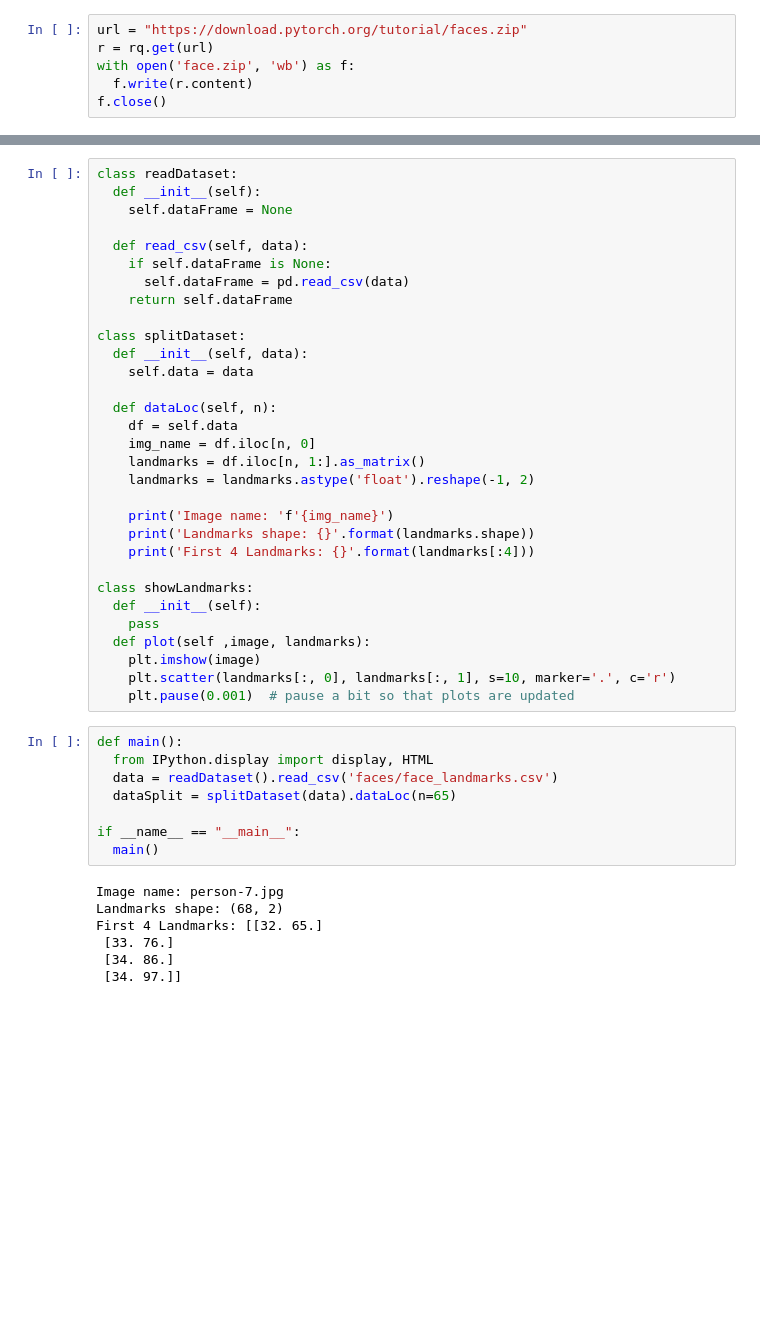
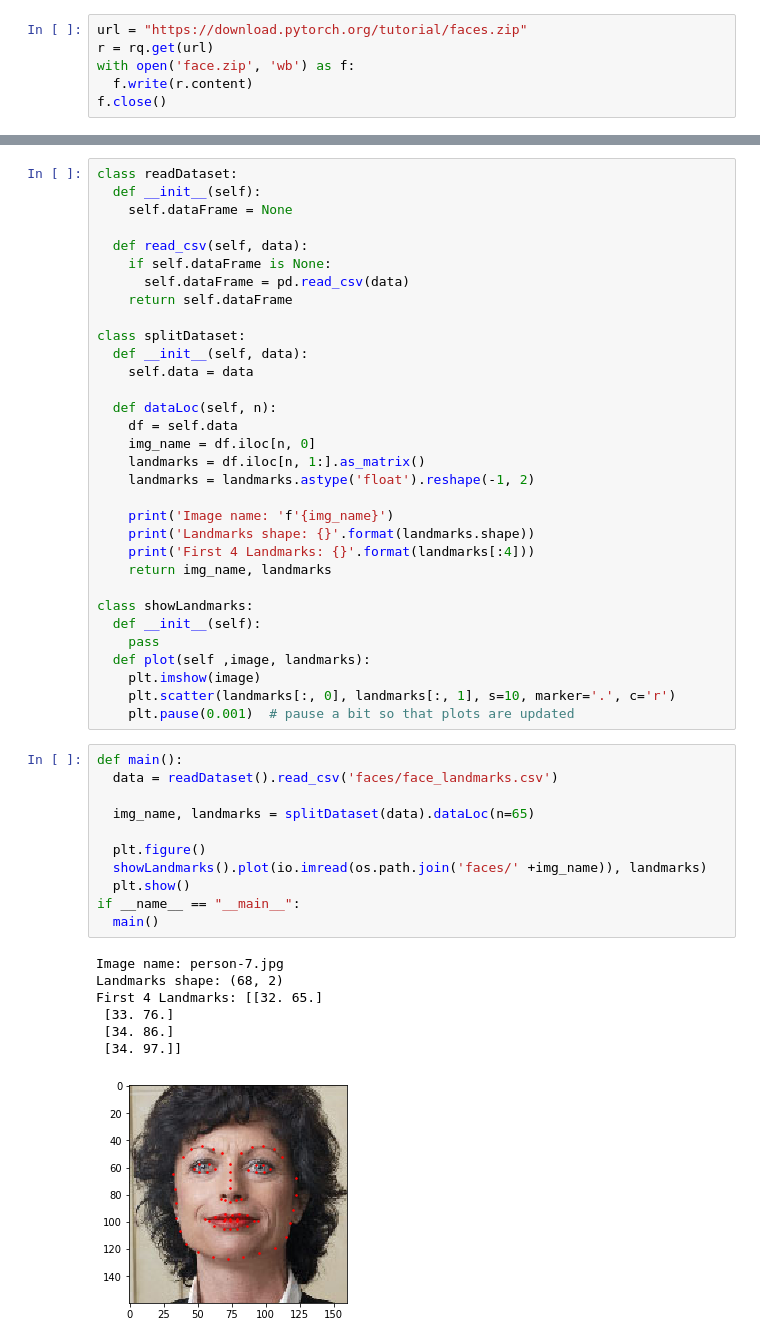
Before and after one commit to redman157/HocML, a Jupyter notebook: pytorchexamp.ipynb, the cells around one changed output, grey strips where cells are left out. Saved outputs shown, nothing was run; the diff lists cells and outputs as text; blank space fills up the shorter version.

```diff
--- a/pytorchexamp.ipynb
+++ b/pytorchexamp.ipynb
@@ -144,6 +54,7 @@ class splitDataset:
     print('Image name: 'f'{img_name}')
     print('Landmarks shape: {}'.format(landmarks.shape))
     print('First 4 Landmarks: {}'.format(landmarks[:4]))
+    return img_name, landmarks
 
 class showLandmarks:
   def __init__(self):
@@ -154,16 +65,20 @@ class showLandmarks:
     plt.pause(0.001)  # pause a bit so that plots are updated
 # %%
 def main():
-  from IPython.display import display, HTML
   data = readDataset().read_csv('faces/face_landmarks.csv')
-  dataSplit = splitDataset(data).dataLoc(n=65)
 
+  img_name, landmarks = splitDataset(data).dataLoc(n=65)
+
+  plt.figure()
+  showLandmarks().plot(io.imread(os.path.join('faces/' +img_name)), landmarks)
+  plt.show()
 if __name__ == "__main__":
   main()
 # %% [output]
 Image name: person-7.jpg
 Landmarks shape: (68, 2)
 First 4 Landmarks: [[32. 65.]
  [33. 76.]
  [34. 86.]
  [34. 97.]]
+[figure, added]
```
Also changed, not shown: parts of 28 cells of this notebook.
